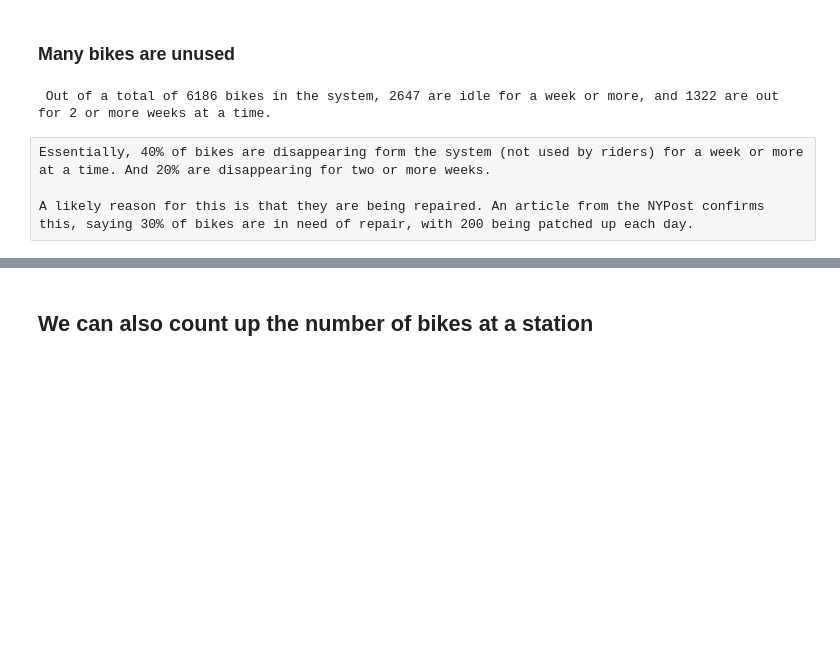
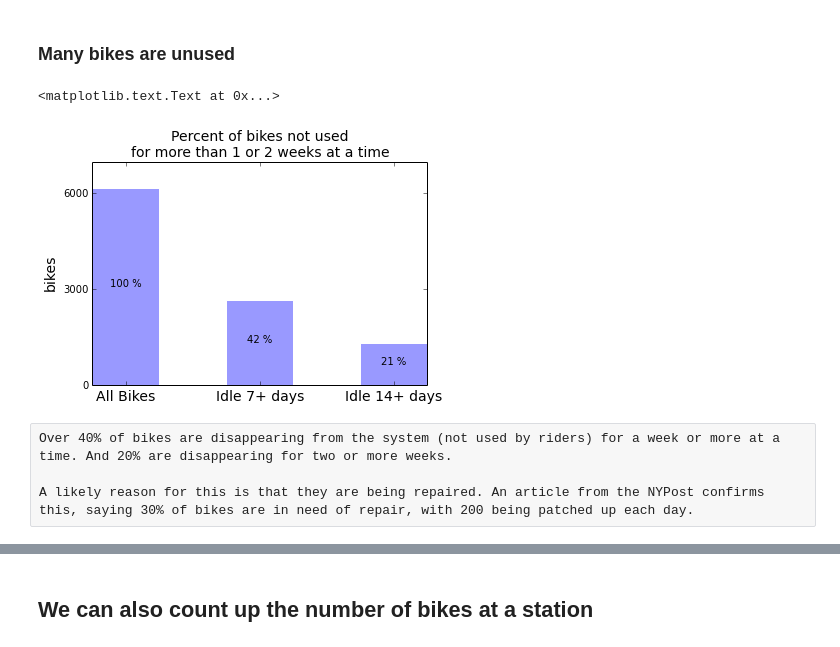
Before and after one commit to deenapatel/citibike, a Jupyter notebook: Citibike.ipynb, the cells around one changed output, grey strips where cells are left out. Saved outputs shown, nothing was run; the diff lists cells and outputs as text; code cells hidden in the pictures; blank space fills up the shorter version.

```diff
--- a/Citibike.ipynb
+++ b/Citibike.ipynb
@@ -125,5 +125,5 @@ reload(cb)
 # %%
-stationstays, bikestays = cb.bikeStationStays(whereisbike5,stationinfo)
+stationstays, bikestays = cb.bikeStationStays(whereisbike8,stationinfo)
 # %%
 #single bike - distribution of hours idle
 i=0
@@ -185,15 +179,27 @@ allbikes=bikestays.shape[1]
-# %%
-ser=bikestays[24*7:].fillna(0).sum()#.order().tail(50)
-bikesout7=ser[ser>=1].count()
-ser=bikestays[24*14:].fillna(0).sum()
-bikesout14=ser[ser>=1].count()
-
-print 'Out of a total of',bikestays.shape[1],'bikes in the system,',bikesout7,'are idle for a week or more, and',\
-bikesout14,'are out for 2 or more weeks at a time.'
-# %% [output]
- Out of a total of 6186 bikes in the system, 2647 are idle for a week or more, and 1322 are out for 2 or more weeks at a time.
+# %%
+ser=bikestays[24*7:].fillna(0).sum()
+bikesout7=ser[ser>=1].count()
+ser=bikestays[24*14:].fillna(0).sum()
+bikesout14=ser[ser>=1].count()
+allbikes=bikestays.shape[1]
+
+plt.bar([1,2,3],[allbikes,bikesout7,bikesout14],width=.5,facecolor='#9999ff', edgecolor='white')
+
+
+plt.xticks([1.25,2.25,3.25],['All Bikes','Idle 7+ days','Idle 14+ days'], fontsize=14)
+plt.yticks(range(0,7000,3000))
+plt.ylabel('bikes', fontsize=14)
+#plt.xticklabels( ('G1', 'G2', 'G3') )
+
+plt.text(1.25,allbikes/2,'100 %',ha='center')
+plt.text(2.25,bikesout7/2,'%d %%'%int(bikesout7/float(allbikes)*100),ha='center')
+plt.text(3.25,bikesout14/2,'%d %%'%int(bikesout14/float(allbikes)*100),ha='center')
+plt.title('Percent of bikes not used \nfor more than 1 or 2 weeks at a time',fontsize=14)
+# %% [output]
+<matplotlib.text.Text at 0x...>
+[figure, added]
 # %% [raw]
-Essentially, 40% of bikes are disappearing form the system (not used by riders) for a week or more at a time. And 20% are disappearing for two or more weeks.
+Over 40% of bikes are disappearing from the system (not used by riders) for a week or more at a time. And 20% are disappearing for two or more weeks.
 
 A likely reason for this is that they are being repaired. An article from the NYPost confirms this, saying 30% of bikes are in need of repair, with 200 being patched up each day.
 # %% [markdown]
```
Also changed, not shown: parts of 20 cells of this notebook.
